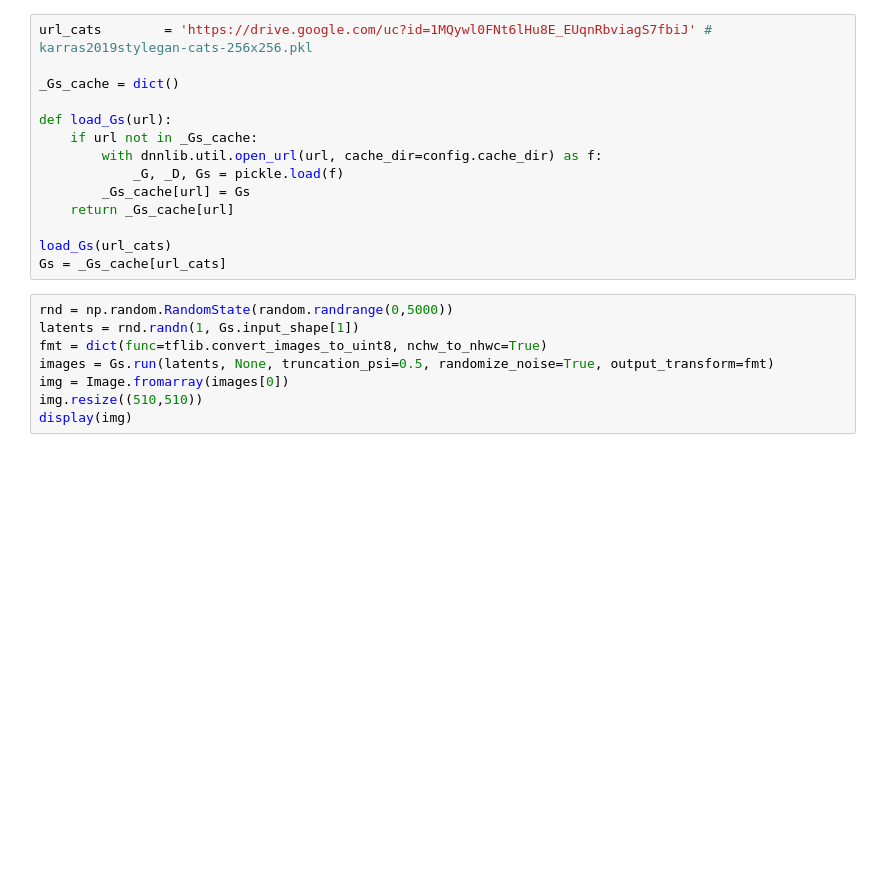
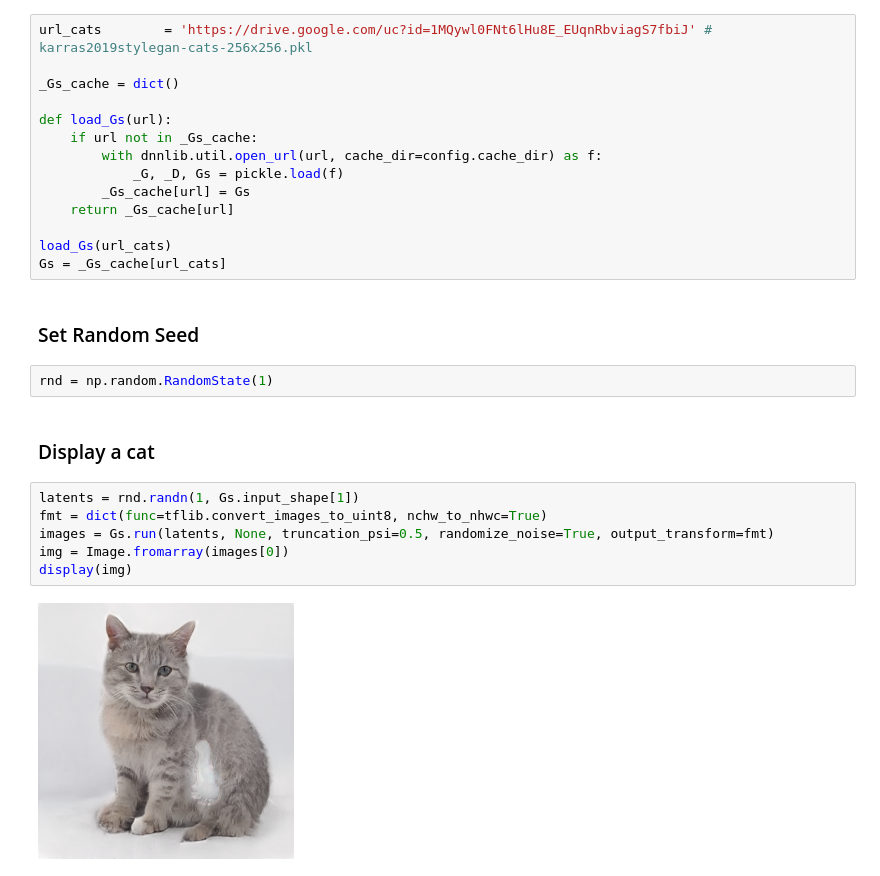
Before and after one commit to KevinSikorskiBase2S/machine-learning-intro-workshop, a Jupyter notebook: StyleGanCats.ipynb, the cells around one changed output. Saved outputs shown, nothing was run; the diff lists cells and outputs as text; blank space fills up the shorter version.

```diff
--- a/StyleGanCats.ipynb
+++ b/StyleGanCats.ipynb
@@ -41,11 +41,17 @@ def load_Gs(url):
 
 load_Gs(url_cats)
 Gs = _Gs_cache[url_cats]
+# %% [markdown]
+### Set Random Seed
+# %%
+rnd = np.random.RandomState(1)
+# %% [markdown]
+### Display a cat
 # %%
-rnd = np.random.RandomState(random.randrange(0,5000))
 latents = rnd.randn(1, Gs.input_shape[1])
 fmt = dict(func=tflib.convert_images_to_uint8, nchw_to_nhwc=True)
 images = Gs.run(latents, None, truncation_psi=0.5, randomize_noise=True, output_transform=fmt)
 img = Image.fromarray(images[0])
-img.resize((510,510))
 display(img)
+# %% [output]
+[figure, added]
```
Also changed, not shown: parts of 15 cells of this notebook.
